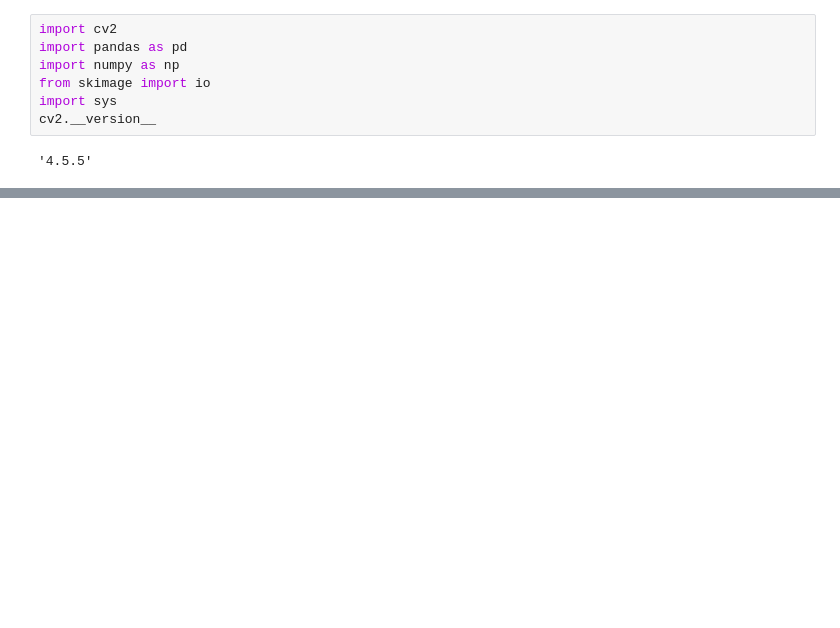
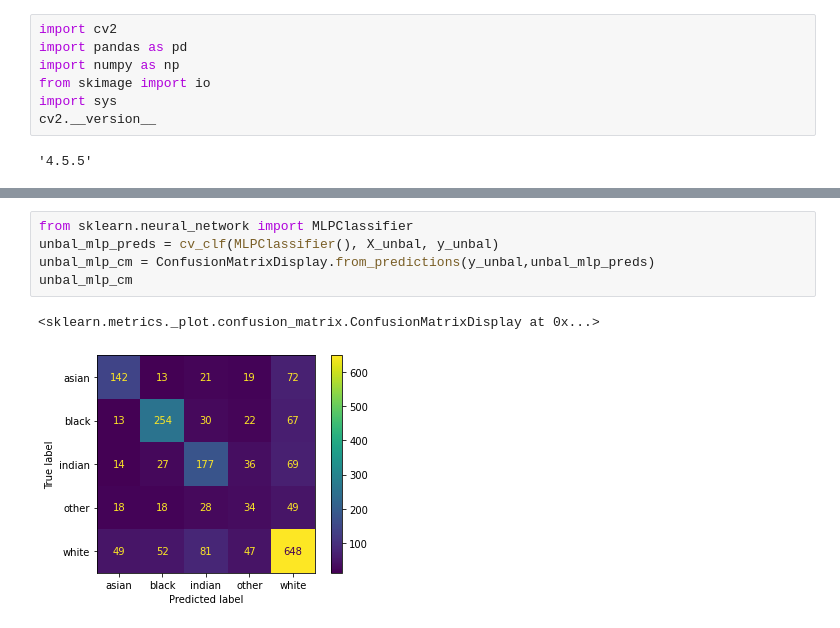
Before and after one commit to l-gund/ds4400_facial_recognition_final_project, a Jupyter notebook: retrieve_facial_demographic_data.ipynb, the cells around one changed output, grey strips where cells are left out. Drawn from its saved outputs; the diff is of its cells as text; blank space fills up the shorter version.

```diff
--- a/retrieve_facial_demographic_data.ipynb
+++ b/retrieve_facial_demographic_data.ipynb
@@ -215,0 +369,8 @@ ConfusionMatrixDisplay(ada_cm).plot()
+# %%
+from sklearn.neural_network import MLPClassifier
+unbal_mlp_preds = cv_clf(MLPClassifier(), X_unbal, y_unbal)
+unbal_mlp_cm = ConfusionMatrixDisplay.from_predictions(y_unbal,unbal_mlp_preds)
+unbal_mlp_cm
+# %% [output]
+<sklearn.metrics._plot.confusion_matrix.ConfusionMatrixDisplay at 0x...>
+[figure, added]
```
Also changed, not shown: parts of 56 cells of this notebook.
